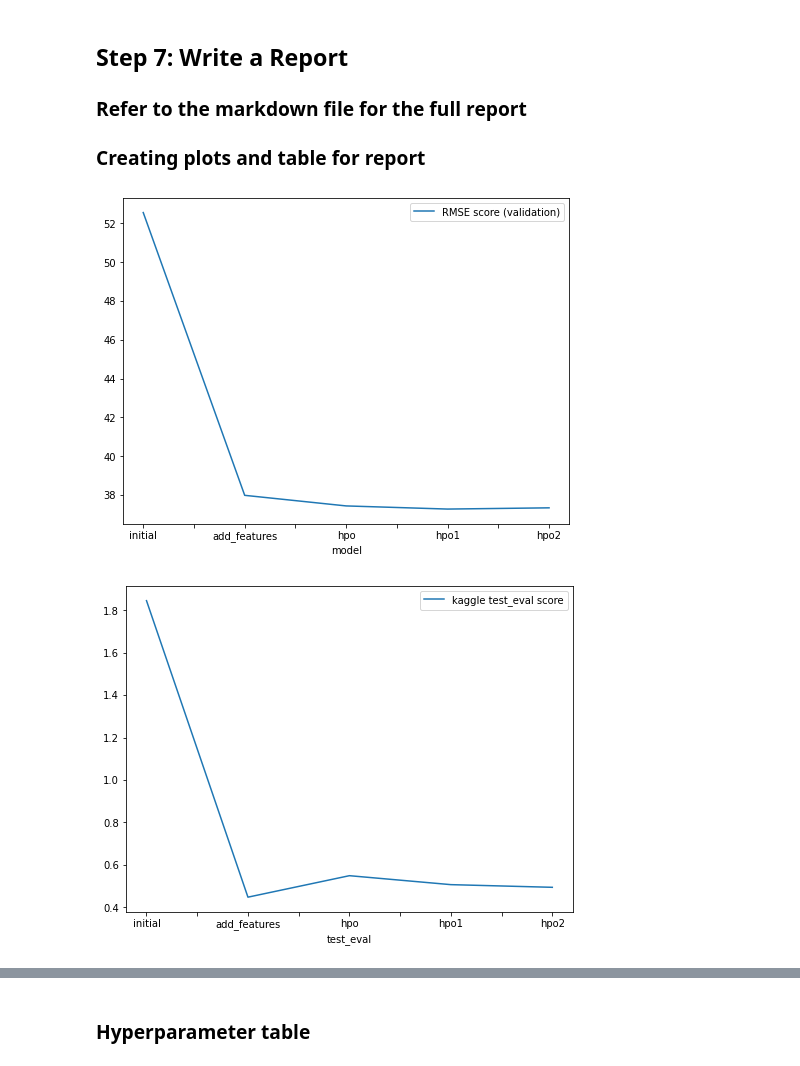
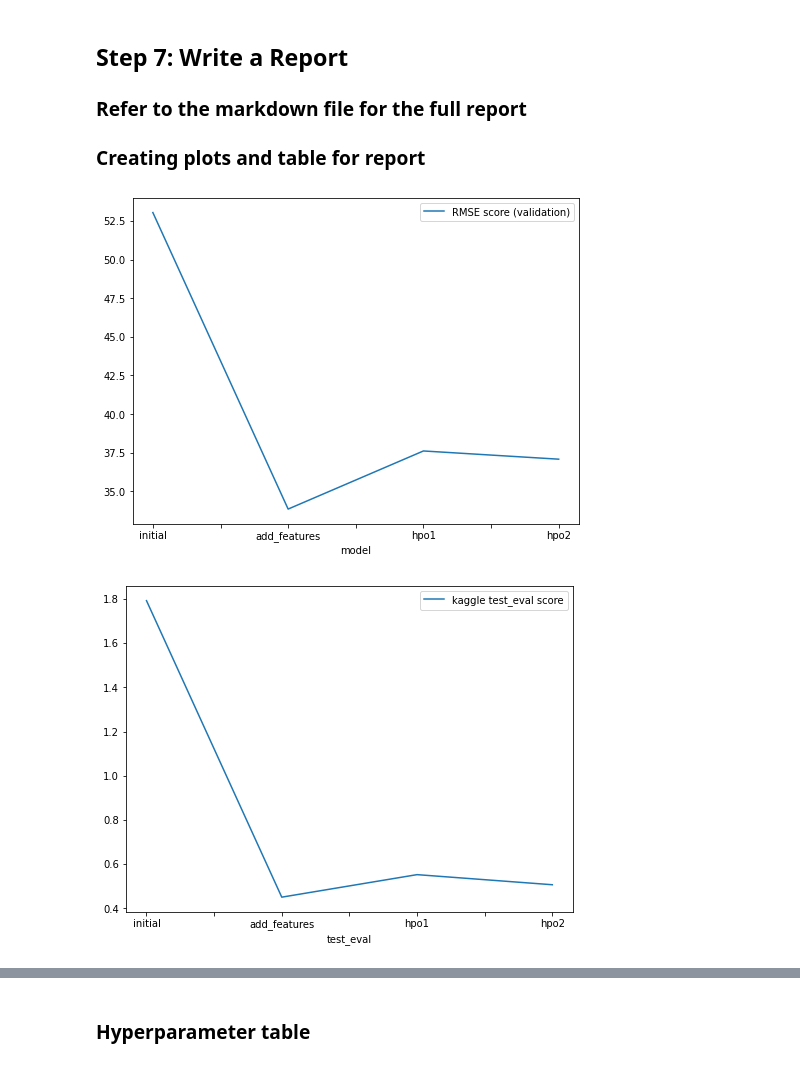
Before and after one commit to Adi11cr7/AWS-AIML-project-1-starter, a Jupyter notebook: project/project-template.ipynb, the cells around one changed output, grey strips where cells are left out. Saved outputs shown, nothing was run; the diff lists cells and outputs as text; code cells hidden in the pictures.

```diff
--- a/project/project-template.ipynb
+++ b/project/project-template.ipynb
@@ -1064,23 +1065,23 @@ fig.savefig('model_train_score.png')
 # %%
 # Taking the top model score from each training run and creating a line plot to show improvement
 # You can create these in the notebook and save them to PNG or use some other tool (e.g. google sheets, excel)
 fig = pd.DataFrame(
     {
-        "model": ["initial", "add_features", "hpo", "hpo1", "hpo2"],
-        "RMSE score (validation)": [52.5564, 37.9800, 37.4340, 37.2718, 37.3353]  # Note: Actual RMSE values are considered
+        "model": ["initial", "add_features", "hpo1", "hpo2"],
+        "RMSE score (validation)": [53.0386, 33.8533, 37.6126, 37.081277]  # Note: Actual RMSE values are considered
     }
 ).plot(x="model", y="RMSE score (validation)", figsize=(8, 6)).get_figure()
 fig.savefig('img/model_train_score.png')
 # %% [output]
-[figure, old version]
+[figure, new version]
 # %%
 # Take the 3 kaggle scores (or more) and create a line plot to show improvement
 fig = pd.DataFrame(
     {
-        "test_eval": ["initial", "add_features", "hpo", "hpo1", "hpo2"],
-        "kaggle test_eval score": [1.84484, 0.44798, 0.54914, 0.50695, 0.49440]
+        "test_eval": ["initial", "add_features", "hpo1", "hpo2"],
+        "kaggle test_eval score": [1.79216, 0.45039, 0.55229, 0.50661]
     }
 ).plot(x="test_eval", y="kaggle test_eval score", figsize=(8, 6)).get_figure()
 fig.savefig('img/model_test_score.png')
 # %% [output]
-[figure, old version]
+[figure, new version]
```
Also changed, not shown: parts of 26 cells of this notebook, 2 other files.
